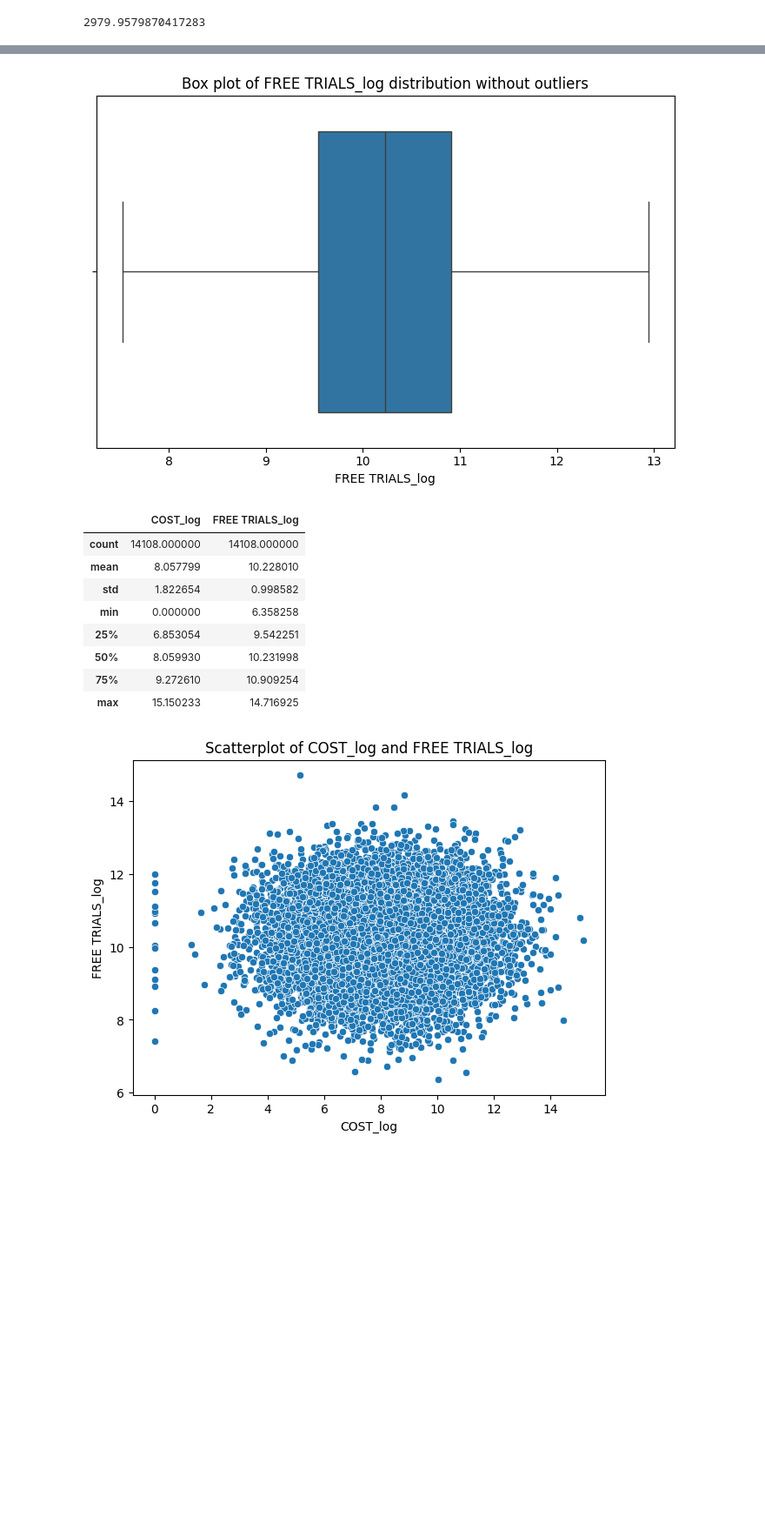
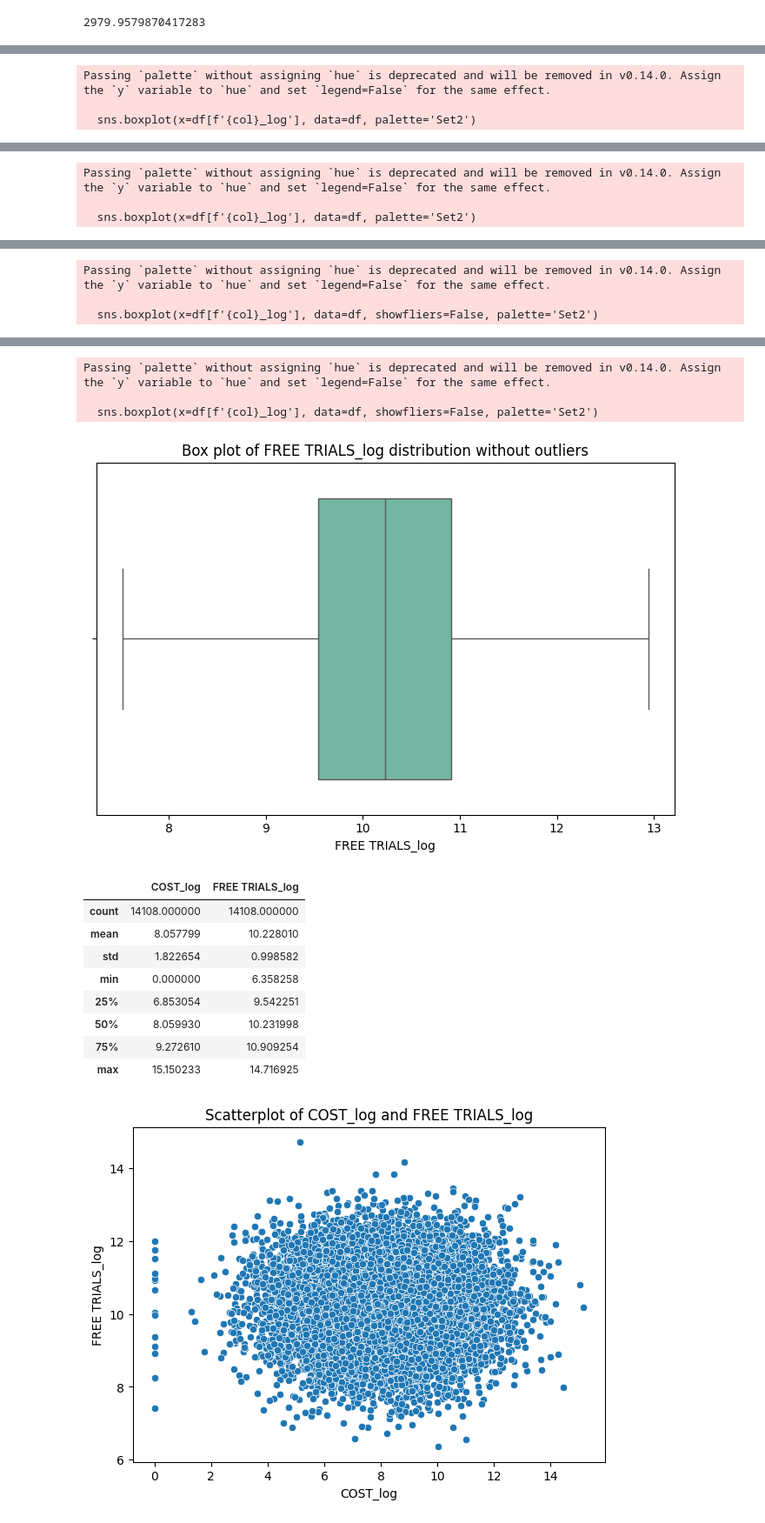
Before and after one commit to 11echeng/free-trial-analysis, a Jupyter notebook: src/notebook/01_paramount_eda_visuals.ipynb, the cells around one changed output, grey strips where cells are left out. Shown at 87% size. Cells and saved outputs as stored; diff of their text form; code cells hidden in the pictures; blank space fills up the shorter version.

```diff
--- a/src/notebook/01_paramount_eda_visuals.ipynb
+++ b/src/notebook/01_paramount_eda_visuals.ipynb
@@ -184,14 +184,14 @@ Single Variation Continuous Analysis using BoxPlots:
 '''
 for col in quantitative:
     plt.figure(figsize=(7, 5))
-    sns.boxplot(x=col, data=df)
+    sns.boxplot(x=col, data=df, palette='Set2')
     plt.title(f'Box plot of {col} distribution')
     plt.tight_layout()
     plt.show()
 
 for col in quantitative:
     plt.figure(figsize=(7, 5))
-    sns.boxplot(x=col, data=df, showfliers=False)
+    sns.boxplot(x=col, data=df, showfliers=False, palette='Set2')
     plt.title(f'Box plot of {col} distribuition without outliers')
     plt.tight_layout()
     plt.show()
@@ -261,14 +273,14 @@ for quant_col in quantitative:
 
 for col in quantitative:
     plt.figure(figsize=(7, 5))
-    sns.boxplot(x=df[f'{col}_log'], data=df)
+    sns.boxplot(x=df[f'{col}_log'], data=df, palette='Set2')
     plt.title(f'Box plot of {col}_log distribution')
     plt.tight_layout()
     plt.show()
 
 for col in quantitative:
     plt.figure(figsize=(7, 5))
-    sns.boxplot(x=df[f'{col}_log'], data=df, showfliers=False)
+    sns.boxplot(x=df[f'{col}_log'], data=df, showfliers=False, palette='Set2')
     plt.title(f'Box plot of {col}_log distribution without outliers')
     plt.tight_layout()
     plt.show()
@@ -277,3 +289,6 @@ df[['COST_log','FREE TRIALS_log']].describe()
 # %% [output]
 [figure]
 [figure]
+Passing `palette` without assigning `hue` is deprecated and will be removed in v0.14.0. Assign the `y` variable to `hue` and set `legend=False` for the same effect.
+
+  sns.boxplot(x=df[f'{col}_log'], data=df, palette='Set2')
@@ -280,0 +296,3 @@ df[['COST_log','FREE TRIALS_log']].describe()
+Passing `palette` without assigning `hue` is deprecated and will be removed in v0.14.0. Assign the `y` variable to `hue` and set `legend=False` for the same effect.
+
+  sns.boxplot(x=df[f'{col}_log'], data=df, palette='Set2')
@@ -281,0 +300,3 @@ df[['COST_log','FREE TRIALS_log']].describe()
+Passing `palette` without assigning `hue` is deprecated and will be removed in v0.14.0. Assign the `y` variable to `hue` and set `legend=False` for the same effect.
+
+  sns.boxplot(x=df[f'{col}_log'], data=df, showfliers=False, palette='Set2')
@@ -283,4 +304,7 @@ df[['COST_log','FREE TRIALS_log']].describe()
+Passing `palette` without assigning `hue` is deprecated and will be removed in v0.14.0. Assign the `y` variable to `hue` and set `legend=False` for the same effect.
+
+  sns.boxplot(x=df[f'{col}_log'], data=df, showfliers=False, palette='Set2')
-[figure, old version]
+[figure, new version]
 |  | COST_log | FREE TRIALS_log |
 | count | 14108.000000 | 14108.000000 |
 | mean | 8.057799 | 10.228010 |
```
Also changed, not shown: parts of 4 cells of this notebook.
